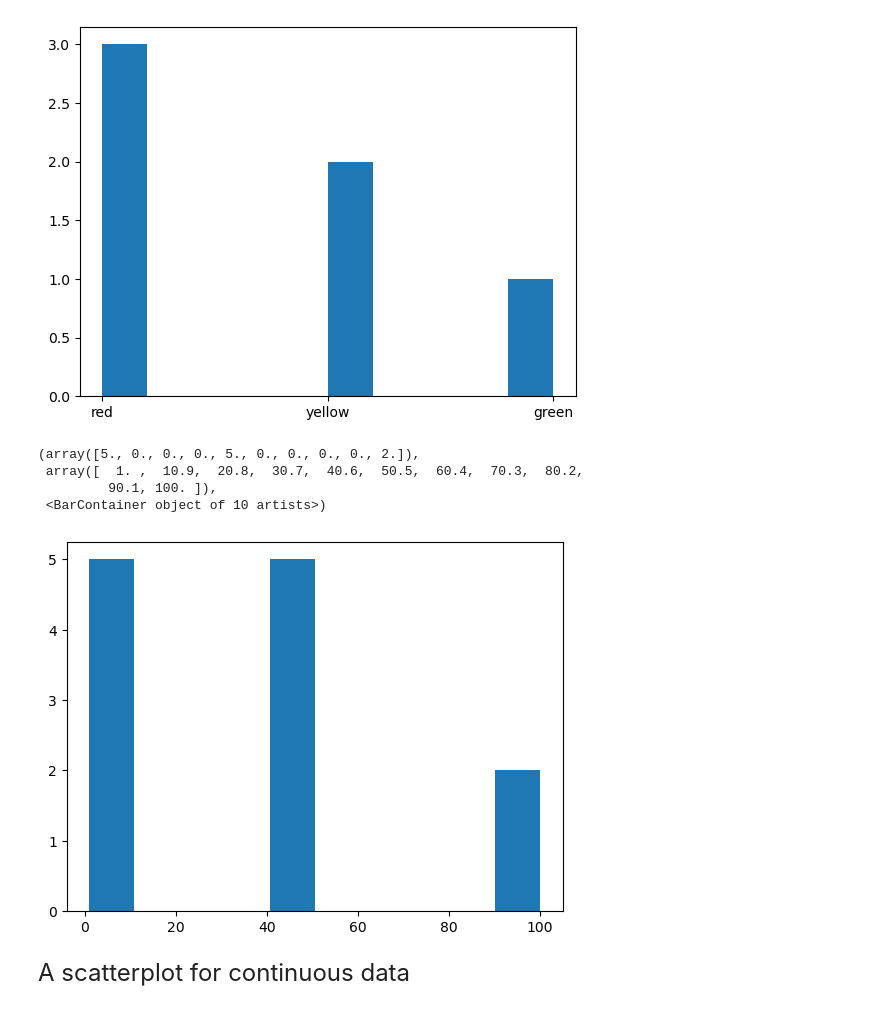
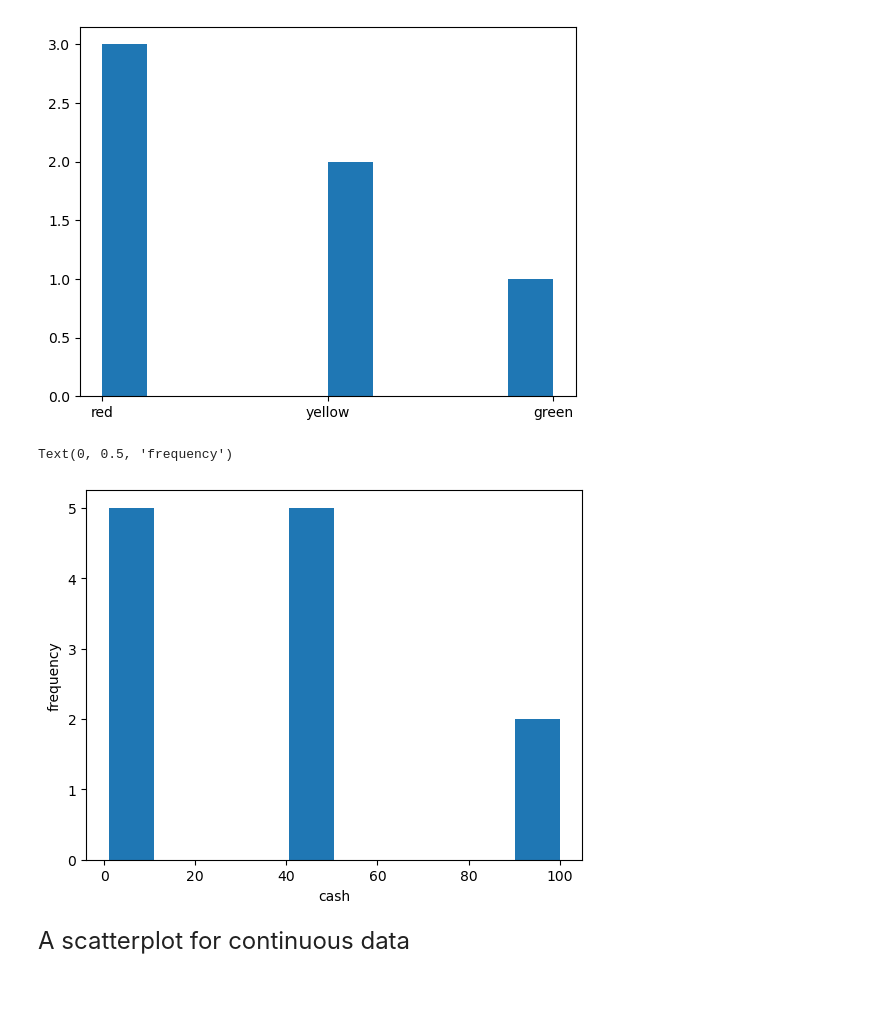
Before and after one commit to alejandrosanchezbecerra/qtm151spring2024, a Jupyter notebook: Lecture 02/lecture2.ipynb, the cells around one changed output. Saved outputs shown, nothing was run; the diff lists cells and outputs as text; code cells hidden in the pictures.

```diff
--- a/Lecture 02/lecture2.ipynb
+++ b/Lecture 02/lecture2.ipynb
@@ -312,16 +312,15 @@ plt.hist(x= list_list)
 # %%
 # Creat a list with repeated string values
 # Compute your own histogram
 
 list_cash = [100, 100, 50, 50, 50, 50, 50, 1, 1, 1, 1, 1]
 
 plt.hist(list_cash)
+plt.xlabel("cash")
+plt.ylabel("frequency")
 # %% [output]
-(array([5., 0., 0., 0., 5., 0., 0., 0., 0., 2.]),
- array([  1. ,  10.9,  20.8,  30.7,  40.6,  50.5,  60.4,  70.3,  80.2,
-         90.1, 100. ]),
- <BarContainer object of 10 artists>)
+Text(0, 0.5, 'frequency')
-[figure, old version]
+[figure, new version]
 # %% [markdown]
 <font size="5">
 
```
Also changed, not shown: 1 other file.
